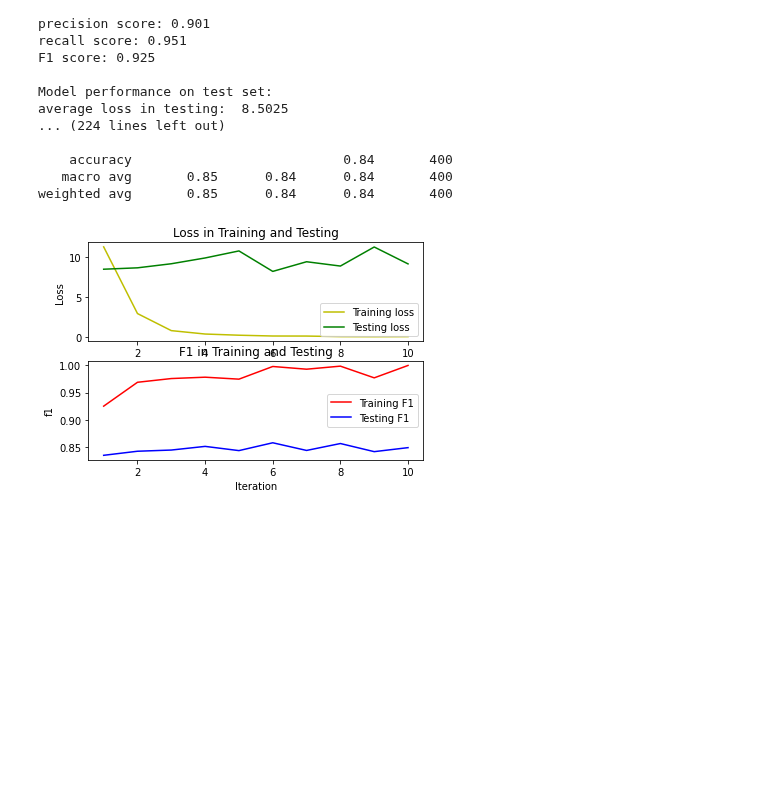
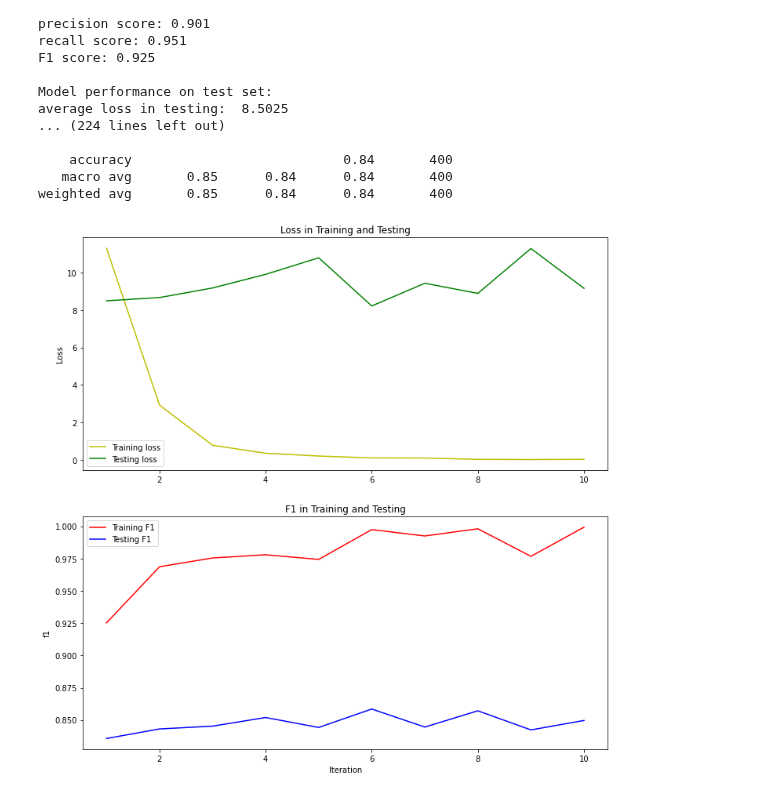
Before and after one commit to HuyenNguyenHelen/LING-5412, a Jupyter notebook: Midterm_Perceptron.ipynb, the cells around one changed output. Drawn from its saved outputs; the diff is of its cells as text; code cells hidden in the pictures; blank space fills up the shorter version.

```diff
--- a/Midterm_Perceptron.ipynb
+++ b/Midterm_Perceptron.ipynb
@@ -321,24 +323,24 @@ average loss in testing:  8.5025
 weighted avg       0.85      0.84      0.84       400
 # %%
 import matplotlib.pyplot as plt
-fig, (axs1, axs2) = plt.subplots(2)
+fig, (axs1, axs2) = plt.subplots(2, figsize=(12,12))
 axs1.plot([i for i in range(1, n_iter+1)], all_tr_loss, 'y', label='Training loss')
 axs1.plot([i for i in range(1, n_iter+1)], all_test_loss, 'g', label='Testing loss')
 axs1.set_title('Loss in Training and Testing')
 # axs1.xlabel('Iteration')
 axs1.set_ylabel('Loss')
 axs1.legend()
 
 axs2.plot([i for i in range(1, n_iter+1)], F1_tr, 'r', label='Training F1')
 axs2.plot([i for i in range(1, n_iter+1)], F1_test, 'b', label='Testing F1')
 axs2.set_title('F1 in Training and Testing')
 axs2.set_xlabel('Iteration')
 axs2.set_ylabel('f1')
 axs2.legend()
 
 fig.show()
 # %% [output]
-[figure, old version]
+[figure, new version]
 # %%
 # Building an Average perceptron
 def avg_perceptron (X, Y, weight, bias, u, beta, c):
```
Also changed, not shown: parts of 4 cells of this notebook.
